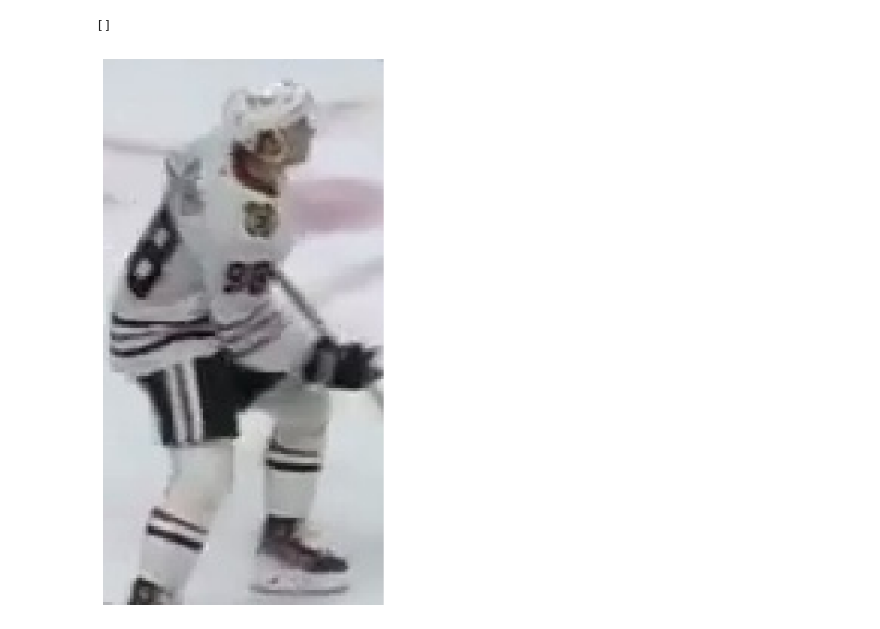
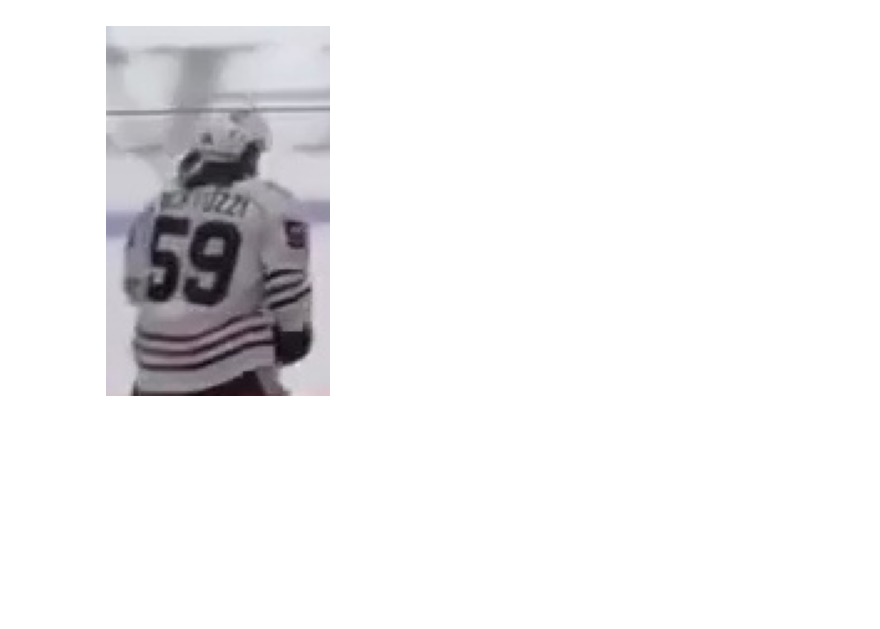
Before and after one commit to akash-banger/hockey_detection, a Jupyter notebook: development_and_analysis/jersey_number.ipynb, the cells around one changed output. Drawn from its saved outputs; the diff is of its cells as text; code cells hidden in the pictures; blank space fills up the shorter version.

Commit message:
added jersey-number detection model, annotations customisation

```diff
--- a/development_and_analysis/jersey_number.ipynb
+++ b/development_and_analysis/jersey_number.ipynb
@@ -25,32 +7,13 @@ Progress: |███████████████████████
 # %%
-file = '../output_videos/player_1_cropped.jpg'
+file = '../output_videos/player_327_cropped.jpg'
+
 # Read the image
 img = cv2.imread(file)
 # Convert BGR to RGB (OpenCV uses BGR by default)
 img = cv2.cvtColor(img, cv2.COLOR_BGR2RGB)
 
-# Get the detection results
-results = reader.readtext(file, allowlist='0123456789')
-
-# Draw bounding box and text
-for (bbox, text, prob) in results:
-    # Get coordinates
-    (top_left, top_right, bottom_right, bottom_left) = bbox
-    top_left = tuple(map(int, top_left))
-    bottom_right = tuple(map(int, bottom_right))
-
-    # Draw rectangle
-    img = cv2.rectangle(img, top_left, bottom_right, (0, 255, 0), 2)
-
-    # Add text
-    img = cv2.putText(img, text, (top_left[0], top_left[1] - 10),
-                      cv2.FONT_HERSHEY_SIMPLEX, 0.8, (0, 255, 0), 2)
-
-# Display the image
-plt.figure(figsize=(10, 10))
 plt.imshow(img)
 plt.axis('off')
 plt.show()
 # %% [output]
-[]
-[figure, old version]
+[figure, new version]
```
Also changed, not shown: parts of 6 cells of this notebook, 7 other files.
